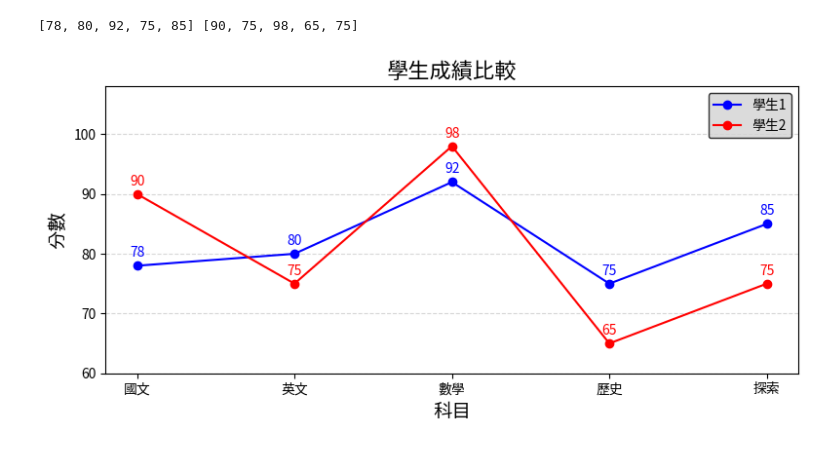
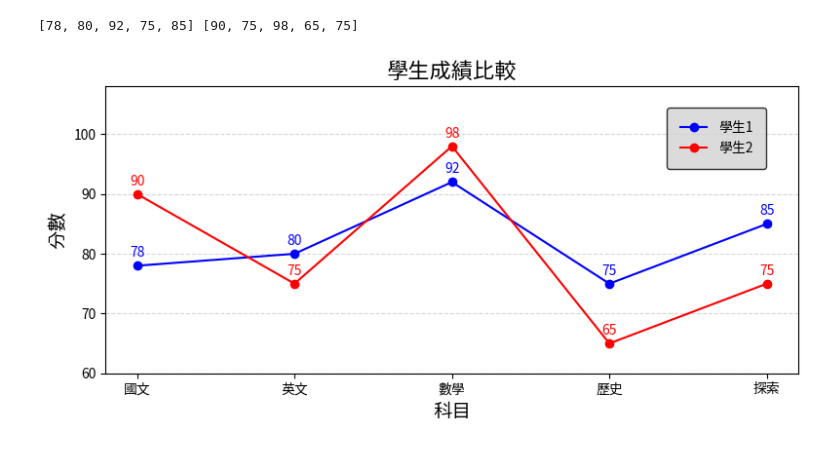
Before and after one commit to roberthsu2003/__2025_06_25_aiAnalysis_1_3__, a Jupyter notebook: lesson14/lesson14_2.ipynb, the cells around one changed output. Drawn from its saved outputs; the diff is of its cells as text; code cells hidden in the pictures.

```diff
--- a/lesson14/lesson14_2.ipynb
+++ b/lesson14/lesson14_2.ipynb
@@ -9,32 +9,33 @@ mpl.rc('font', family='ChineseFont')
 import matplotlib.pyplot as plt
 # 來源資料
 student1 = {'國文':78, '英文':80, '數學':92, '歷史':75, '探索':85}
 student2 = {'國文':90, '英文':75, '數學':98, '歷史':65, '探索':75}
 subjects = list(student1.keys())
 scores1 = list(student1.values())
 scores2 = list(student2.values())
 print(scores1, scores2)
 
 # 建立圖形和軸
 figure = plt.figure(figsize=(8, 4), dpi=100, facecolor='w', edgecolor='k')
 axes = figure.add_subplot(111)
 axes.plot(subjects, scores1, label='學生1', marker='o', color='blue')
 axes.plot(subjects, scores2, label='學生2', marker='o', color='red')
 axes.set_title('學生成績比較', fontsize=16)
 axes.set_xlabel('科目', fontsize=14)
 axes.set_ylabel('分數', fontsize=14)
 axes.grid(True, linestyle='--', alpha=0.5,axis='y')
-axes.legend(loc='best', fontsize=10,edgecolor='black', facecolor='lightgray')
+#legend,default位置,太靠邊,調整位置
+axes.legend(loc='upper left', fontsize=10,edgecolor='black', facecolor='lightgray',borderpad=1,bbox_to_anchor=(0.80, 0.95))
 #marker上顯示學生分數
 for i, score in enumerate(scores1):
     axes.text(subjects[i], score+1, str(score), ha='center', va='bottom', fontsize=10, color='blue')
 for i, score in enumerate(scores2):
     axes.text(subjects[i], score + 1, str(score), ha='center', va='bottom', fontsize=10, color='red')
 # marker上顯示學生分數,超過圖形範圍,將圖形範圍調整
 # 設定y軸範圍(使用原有的最大值和最小值,各增加5)
 axes.set_ylim(min(min(scores1), min(scores2)) - 5, max(max(scores1), max(scores2)) + 10)
 plt.tight_layout()
 plt.show()
 # %% [output]
 [78, 80, 92, 75, 85] [90, 75, 98, 65, 75]
-[figure, old version]
+[figure, new version]
```
